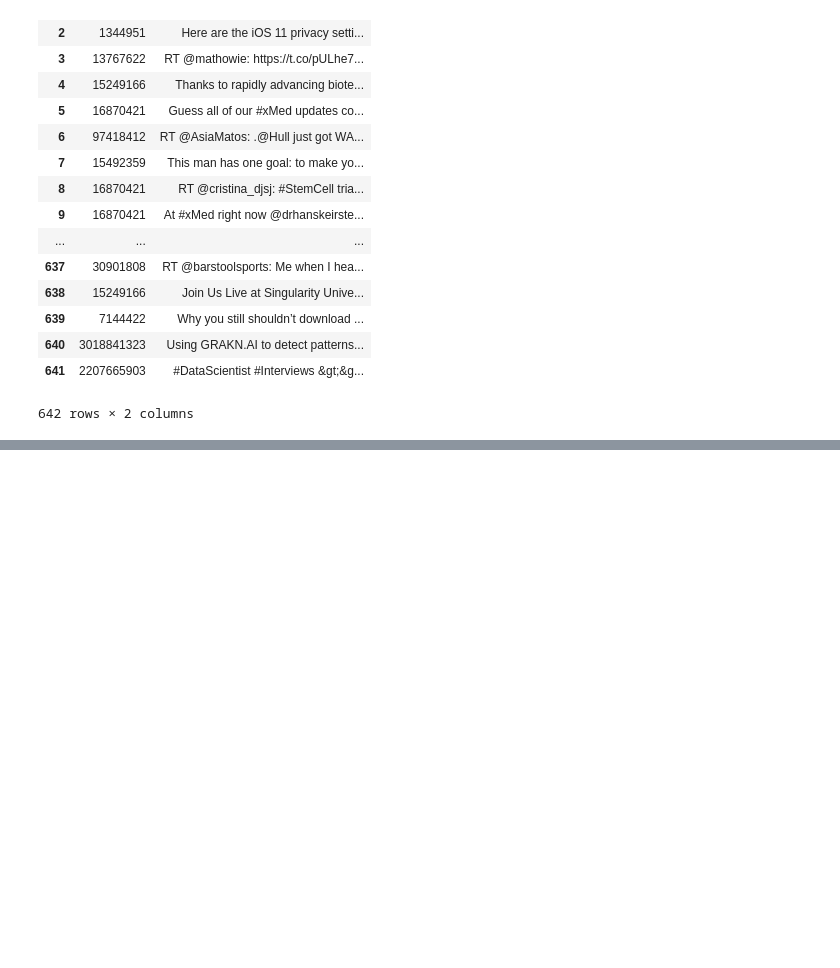
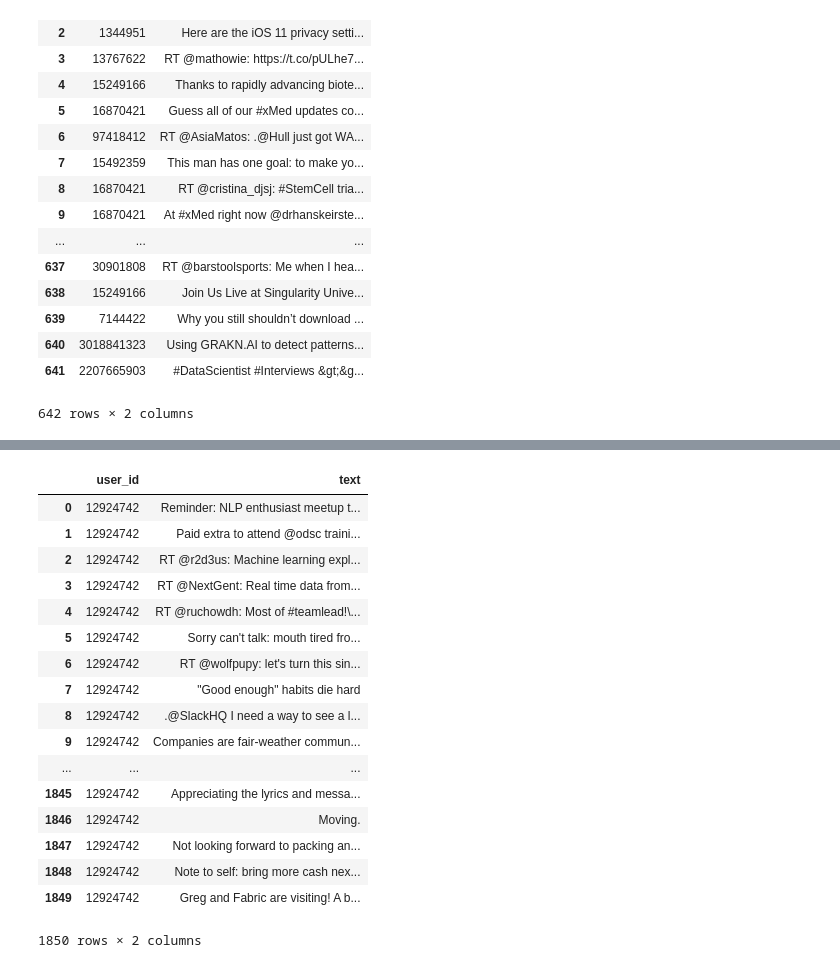
Before and after one commit to everling-prime/tweet-analysis, a Jupyter notebook: Tweet Topic Analysis.ipynb, the cells around one changed output, grey strips where cells are left out. Saved outputs shown, nothing was run; the diff lists cells and outputs as text; code cells hidden in the pictures; blank space fills up the shorter version.

Commit message:
basic LDA topic analysis on personal tweet corpus

```diff
--- a/Tweet Topic Analysis.ipynb
+++ b/Tweet Topic Analysis.ipynb
@@ -90,0 +77,3 @@ Name: text, Length: 642, dtype: object
+# %%
+userTimeline = df_from_twitter_data.loc['results','userTimeline']
+userTimeline = pd.DataFrame(userTimeline[0])
@@ -90,0 +100,29 @@ Name: text, Length: 642, dtype: object
+# %%
+### Build a dataframe with just the columns we're interested in
+userTimelineTweets = pd.DataFrame(columns=['user_id', 'text'])
+
+for i, tweet_dict in enumerate(userTimeline.loc[:,"tweets"]):
+    if tweet_dict['text']:
+        userTimelineTweets.loc[i,'user_id'] = tweet_dict['user_id_str']
+        userTimelineTweets.loc[i,'text'] = tweet_dict['text']
+
+userTimelineTweets
+# %% [output]
+|  | user_id | text |
+| 0 | 12924742 | Reminder: NLP enthusiast meetup t... |
+| 1 | 12924742 | Paid extra to attend @odsc traini... |
+| 2 | 12924742 | RT @r2d3us: Machine learning expl... |
+| 3 | 12924742 | RT @NextGent: Real time data from... |
+| 4 | 12924742 | RT @ruchowdh: Most of #teamlead!\... |
+| 5 | 12924742 | Sorry can't talk: mouth tired fro... |
+| 6 | 12924742 | RT @wolfpupy: let's turn this sin... |
+| 7 | 12924742 | "Good enough" habits die hard |
+| 8 | 12924742 | .@SlackHQ I need a way to see a l... |
+| 9 | 12924742 | Companies are fair-weather commun... |
+| ... | ... | ... |
+| 1845 | 12924742 | Appreciating the lyrics and messa... |
+| 1846 | 12924742 | Moving. |
+| 1847 | 12924742 | Not looking forward to packing an... |
+| 1848 | 12924742 | Note to self: bring more cash nex... |
+| 1849 | 12924742 | Greg and Fabric are visiting! A b... |
+1850 rows × 2 columns
```
Also changed, not shown: parts of 14 cells of this notebook.
